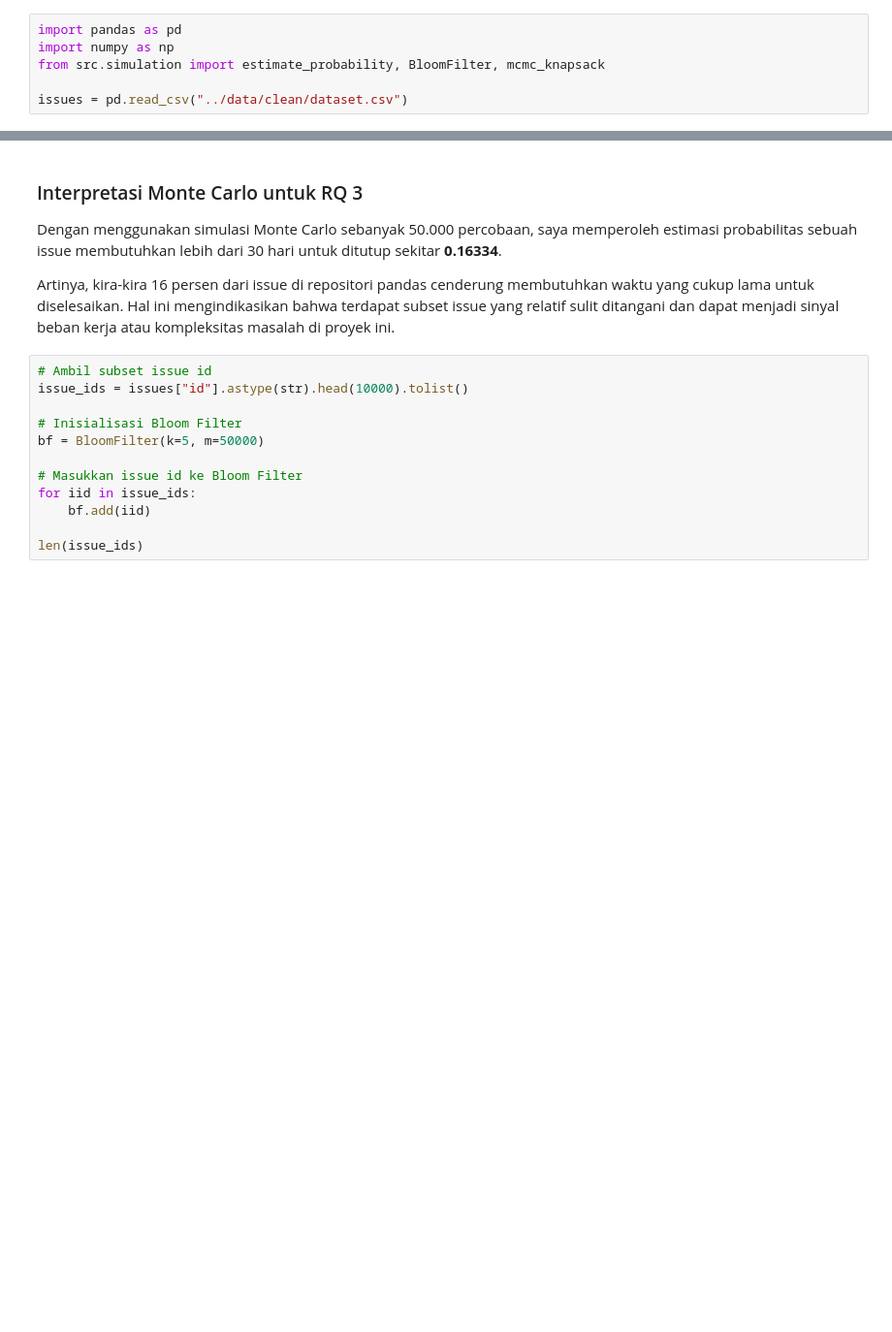
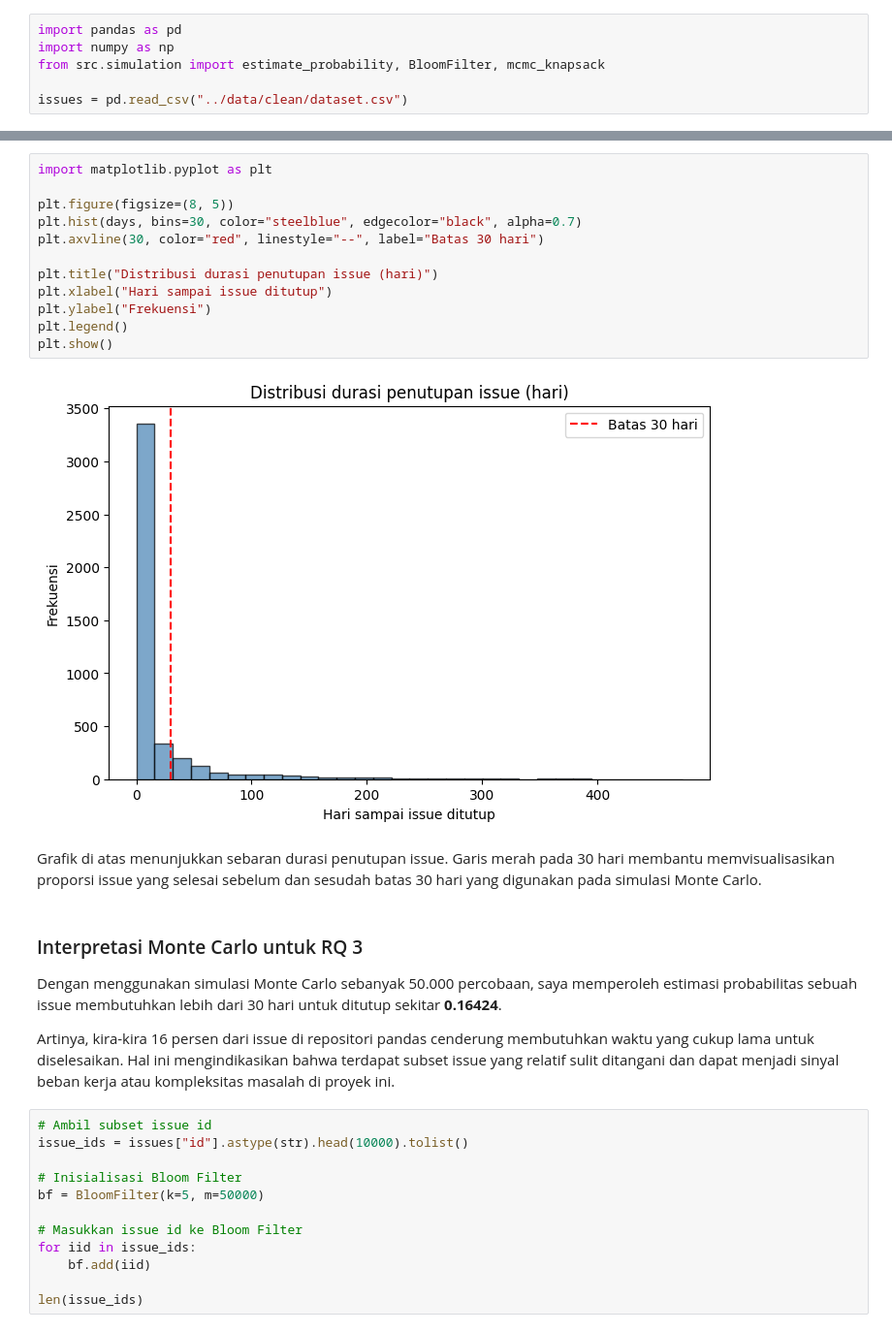
Before and after one commit to aqilfadria/stat-audit-pandas-sti-2025, a Jupyter notebook: notebooks/05_simulation.ipynb, the cells around one changed output, grey strips where cells are left out. Shown at 97% size. Saved outputs shown, nothing was run; the diff lists cells and outputs as text; blank space fills up the shorter version.

Commit message:
add graphics and update 05_simulation.ipynb with matplotlib

```diff
--- a/notebooks/05_simulation.ipynb
+++ b/notebooks/05_simulation.ipynb
@@ -53,7 +53,23 @@ prob_estimate
+# %%
+import matplotlib.pyplot as plt
+
+plt.figure(figsize=(8, 5))
+plt.hist(days, bins=30, color="steelblue", edgecolor="black", alpha=0.7)
+plt.axvline(30, color="red", linestyle="--", label="Batas 30 hari")
+
+plt.title("Distribusi durasi penutupan issue (hari)")
+plt.xlabel("Hari sampai issue ditutup")
+plt.ylabel("Frekuensi")
+plt.legend()
+plt.show()
+# %% [output]
+[figure, added]
+# %% [markdown]
+Grafik di atas menunjukkan sebaran durasi penutupan issue. Garis merah pada 30 hari membantu memvisualisasikan proporsi issue yang selesai sebelum dan sesudah batas 30 hari yang digunakan pada simulasi Monte Carlo.
 # %% [markdown]
 ### Interpretasi Monte Carlo untuk RQ 3
 
-Dengan menggunakan simulasi Monte Carlo sebanyak 50.000 percobaan, saya memperoleh estimasi probabilitas sebuah issue membutuhkan lebih dari 30 hari untuk ditutup sekitar **0.16334**.
+Dengan menggunakan simulasi Monte Carlo sebanyak 50.000 percobaan, saya memperoleh estimasi probabilitas sebuah issue membutuhkan lebih dari 30 hari untuk ditutup sekitar **0.16424**.
 
 Artinya, kira-kira 16 persen dari issue di repositori pandas cenderung membutuhkan waktu yang cukup lama untuk diselesaikan. Hal ini mengindikasikan bahwa terdapat subset issue yang relatif sulit ditangani dan dapat menjadi sinyal beban kerja atau kompleksitas masalah di proyek ini.
 # %%
```
Also changed, not shown: parts of 6 cells of this notebook.
